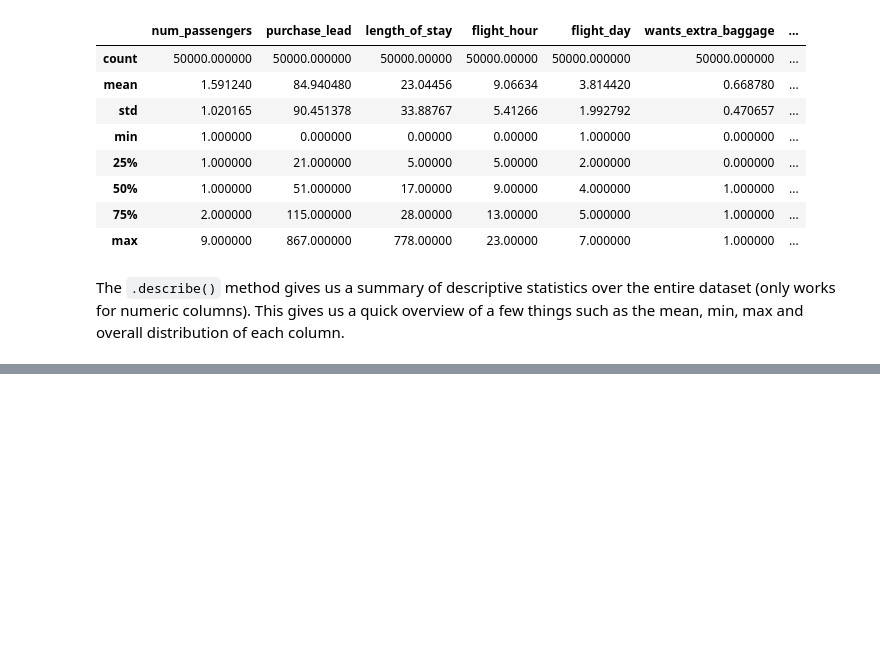
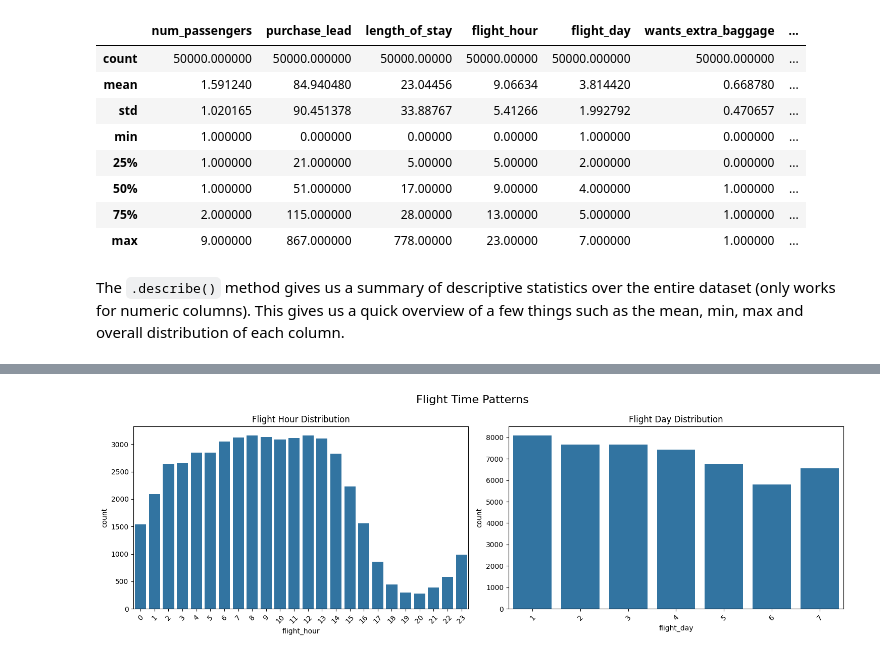
Before and after one commit to xzw9769/Personal-Practise, a Jupyter notebook: British Airways/ML.ipynb, the cells around one changed output, grey strips where cells are left out. Saved outputs shown, nothing was run; the diff lists cells and outputs as text; code cells hidden in the pictures; blank space fills up the shorter version.

```diff
--- a/British Airways/ML.ipynb
+++ b/British Airways/ML.ipynb
@@ -99,0 +145,17 @@ The `.describe()` method gives us a summary of descriptive statistics over the e
+# %%
+# distribution of flight time
+fig, axes = plt.subplots(1, 2, figsize=(15, 5))
+fig.suptitle('Flight Time Patterns', fontsize=16)
+
+sns.countplot(data=df_booking, x='flight_hour', ax=axes[0])
+axes[0].set_title('Flight Hour Distribution')
+axes[0].tick_params(axis='x', rotation=45)
+
+sns.countplot(data=df_booking, x='flight_day', ax=axes[1])
+axes[1].set_title('Flight Day Distribution')
+axes[1].tick_params(axis='x', rotation=45)
+
+plt.tight_layout()
+plt.show()
+# %% [output]
+[figure, added]
```
Also changed, not shown: parts of 29 cells of this notebook.
